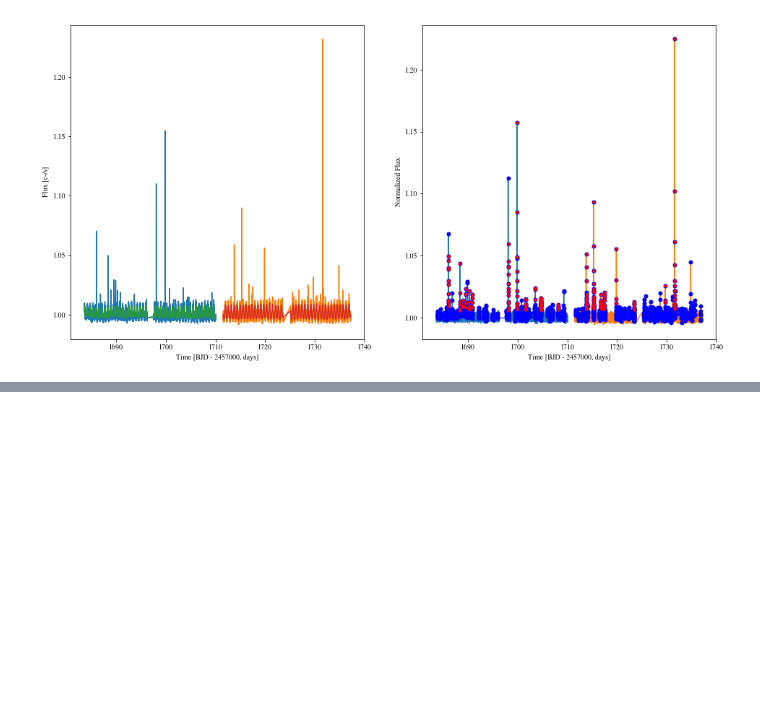
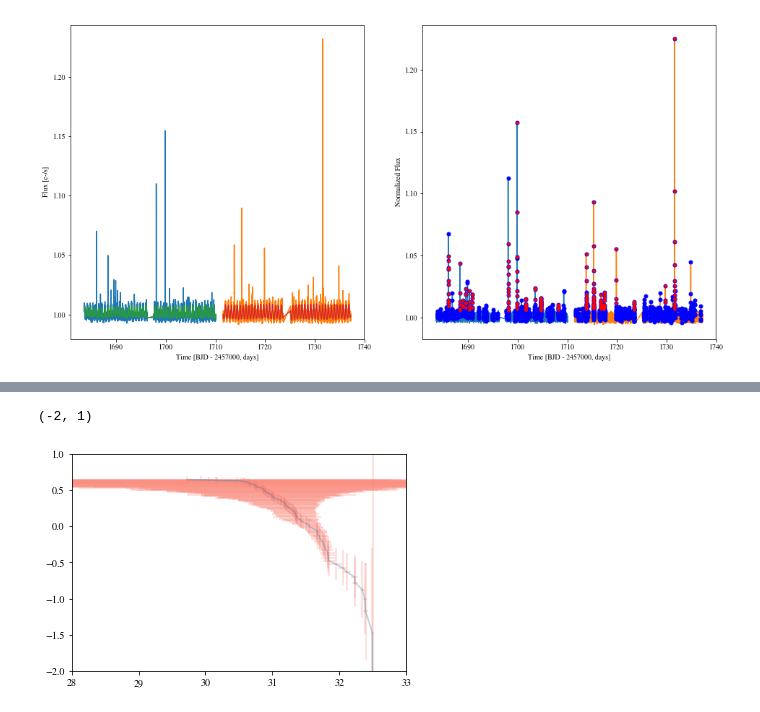
Before and after one commit to spencerw/tess_flare, a Jupyter notebook: gj1243.ipynb, the cells around one changed output, grey strips where cells are left out. Saved outputs shown, nothing was run; the diff lists cells and outputs as text; code cells hidden in the pictures; blank space fills up the shorter version.

```diff
--- a/gj1243.ipynb
+++ b/gj1243.ipynb
@@ -302,0 +320,7 @@ Text(0, 0.5, 'log Cum. Flare Freq (#/day)')
+# %%
+plt.errorbar(log_x_vals_eye, log_y_vals_eye, xerr=log_x_err_eye, yerr=log_y_err_eye, alpha=0.3, ecolor='salmon')
+plt.xlim(28,33)
+plt.ylim(-2, 1)
+# %% [output]
+(-2, 1)
+[figure, added]
```
Also changed, not shown: parts of 9 cells of this notebook.
